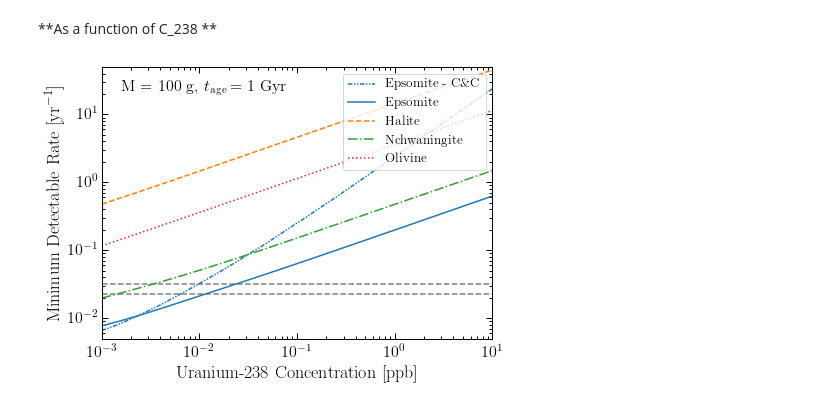
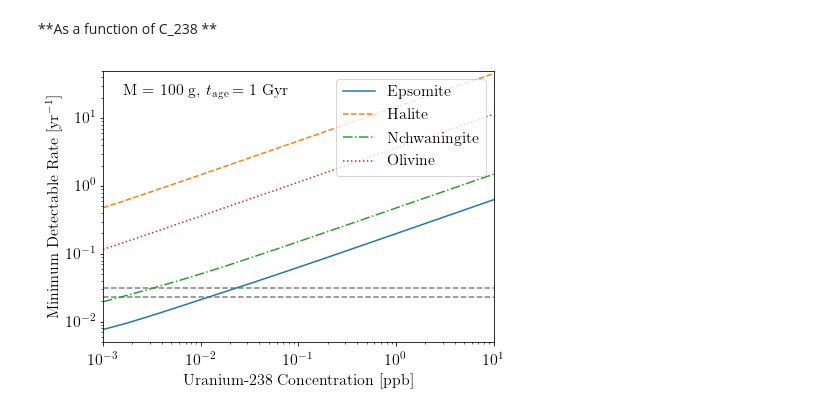
Before and after one commit to tedwards2412/SN-paleology, a Jupyter notebook: Notebooks/R_min.ipynb, the cells around one changed output. Cells and saved outputs as stored; diff of their text form; code cells hidden in the pictures.

```diff
--- a/Notebooks/R_min.ipynb
+++ b/Notebooks/R_min.ipynb
@@ -325,36 +282,0 @@ ValueError: operands could not be broadcast together with shapes (50,) (69,)
-# %%
-plt.figure(figsize=(7,5))
-
-# Galactic Neutrinos
-A0 = 1 # s^-1
-A0 *= 1*365*1e6*86400 # Myr^-1
-R_peryer = R*A0/1e6 # yr^-1
-print("Minimum number of SN per year required to be detectable at 5 sigma:", R_peryer)
-print(len(x_c))
-# Constrained galactic neutrino spectra
-plt.step(x_c, R*dRdx_binned, label=r'Galactic Neutrinos', where='mid')
-
-# Background spectrum for neutrinos
-Epso_nu = np.zeros_like(Epso_bkg[0])
-for i in range(0,10):
-    Epso_nu += Epso_bkg[i]
-plt.step(x_c, Epso_nu, linestyle='-.', label='Neutrinos summed', where='mid')
-
-# Neutron-induced backgrounds
-plt.step(x_c, Epso_bkg[12], linestyle=':', label='Thorium', where='mid')
-plt.step(x_c, Epso_bkg[11], linestyle='--', label='Neutron', where='mid')
-
-plt.legend(fontsize=12)
-# plt.ylabel(r"$dR/dx~\, [\mathrm{kg}^{-1}\mathrm{Myr}^{-1}]$")
-# plt.xlabel(r"$\mathrm{x}~\, [\mathrm{nm}]$")
-
-plt.xlabel(r"$x_T ~[\mathrm{nm}]$")
-plt.ylabel(r"$\mathrm{d}R/\mathrm{d}x_T$ [$\mathrm{kg}^{-1}\,\mathrm{Myr}^{-1}$]")
-
-plt.gca().set_xscale('log')
-plt.gca().set_yscale('log')
-
-plt.ylim(0.1,5e7)
-plt.xlim(10,1000)
-plt.savefig("../plots/tracklength_spectra_galactic_limit.pdf", bbox_inches="tight")
-plt.show()
@@ -569,32 +439,30 @@ Seb_C238_hal, Seb_reach_hal = np.loadtxt("../Seb/ReachTables/wo_lowZ_SAXs/Hal.da
 # %%
 plt.figure(figsize=(7,5))
 
 plt.axhline(2.3e-2, linestyle='--', color='grey')
 plt.axhline(3.2e-2, linestyle='--', color='grey')
 
 minerals = ["Epsomite","Halite","Nchwaningite", "Olivine"]
 lines = ["-","--","-.",":"]
 linecycler = cycle(lines)
 
-plt.loglog(Seb_C238, Seb_reach_eps, label='Epsomite - C\&C', linestyle=(0, (3, 1, 1, 1, 1, 1)), color="C0")
-# plt.loglog(Seb_C238_hal, Seb_reach_hal, label='Halite - C\&C', linestyle=(0, (3, 1, 1, 1, 1, 1)), color="C1")
 for mine in minerals:
     plt.loglog(C238_list*1e9, R_detect_C238[mine], label=mine, linestyle=next(linecycler))
 
 plt.xlabel(r'Uranium-238 Concentration [ppb]')
 plt.ylabel(r'Minimum Detectable Rate [$\textrm{yr}^{-1}$]')
 plt.legend(loc=1)
 
 plt.text(0.05, 0.95, "M = 100 g, $t_\mathrm{age} = 1$ Gyr",
             va='top',ha='left', transform=plt.gca().transAxes)
 
 #------------
 
 plt.xlim(1e-3,1e1)
 plt.ylim(5e-3, 50)
 plt.gca().tick_params(axis='x', which='major', pad=8)
 
-plt.savefig('../plots/R_min_vs_C238_minerals.pdf', bbox_inches='tight')
+# plt.savefig('../plots/R_min_vs_C238_minerals.pdf', bbox_inches='tight')
 plt.show()
 # %% [output]
-[figure, old version]
+[figure, new version]
```
Also changed, not shown: parts of 18 cells of this notebook.
